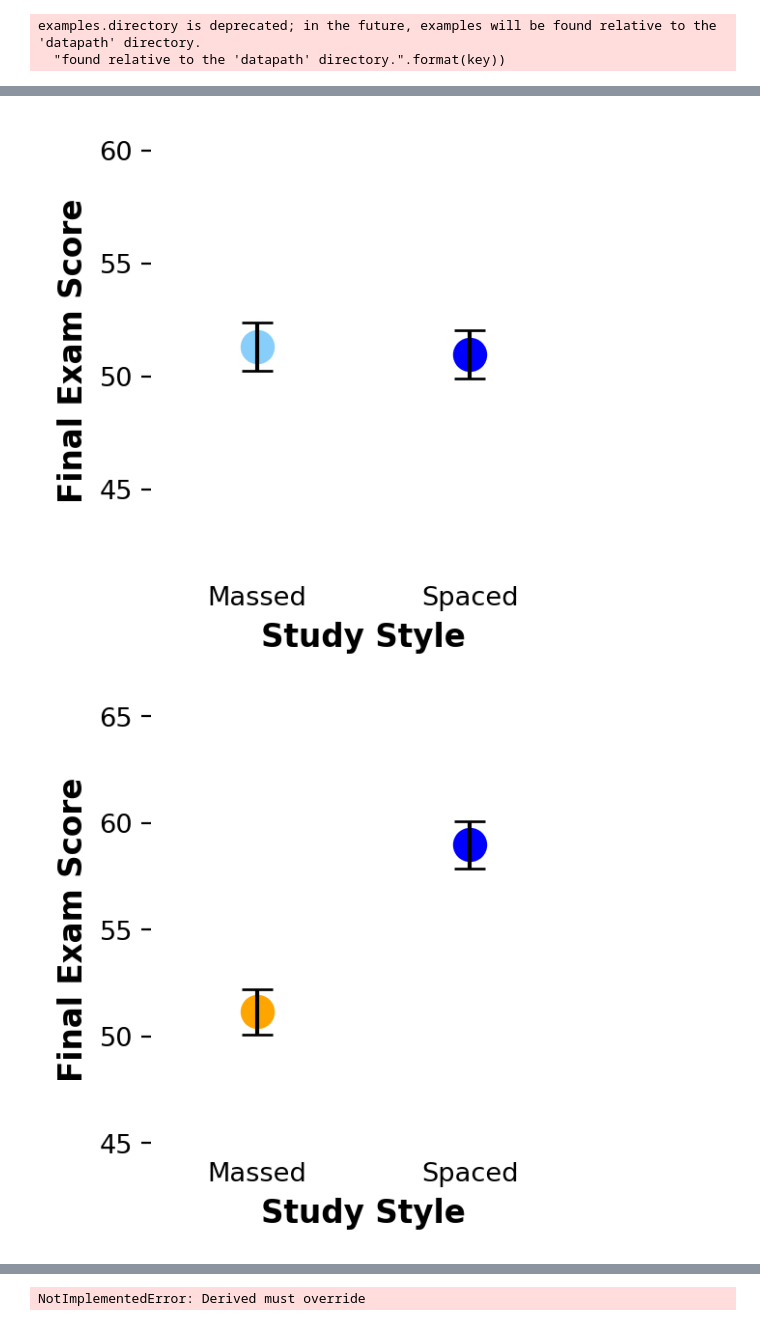
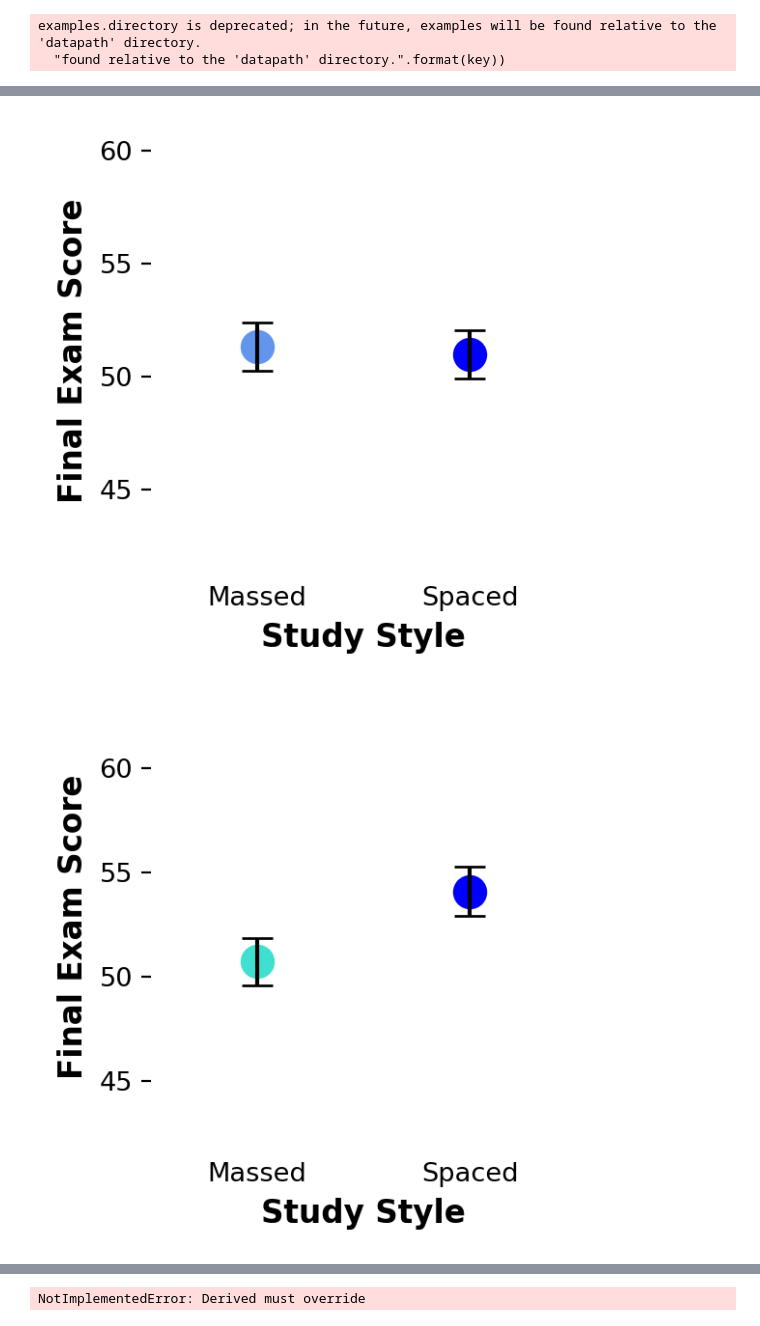
Before and after one commit to kbfreder/SYTYCG, a Jupyter notebook: GraphCodeWithInstr.ipynb, the cells around one changed output, grey strips where cells are left out. Saved outputs shown, nothing was run; the diff lists cells and outputs as text; code cells hidden in the pictures.

```diff
--- a/SYTYCG-v2.ipynb
+++ b/GraphCodeWithInstr.ipynb
@@ -51,7 +33,14 @@ grp2['cohens_d'] = np.abs(grp2['mean'] / grp2['std'])
 # %%
+def sd_pooled(sds):
+    return reduce(lambda x, y: np.sqrt(x**2 + y**2) / 2, sds)
+
+grp2 = grp.groupby(['graphNum']).agg({'std': sd_pooled, 'mean': np.diff})
+grp2.reset_index(inplace=True)
+grp2['cohens_d'] = np.abs(grp2['mean'] / grp2['std'])
+
 def assign_color(cohens_d):
     if cohens_d <= 0.1:
-        color_m = 'lightskyblue'
+        color_m = 'cornflowerblue'
     elif cohens_d <= 0.5:
         color_m = 'turquoise'
     elif cohens_d <= 0.8:
@@ -60,3 +49,6 @@ def assign_color(cohens_d):
         color_m = 'orange'
 
     return color_m
+
+grp2['color'] = grp2['cohens_d'].apply(lambda x: assign_color(x))
+grp2.head()
@@ -131,11 +119,11 @@ def plot_group(n):
     plt.savefig(filename, dpi=300, transparent=True)
 # %%
 plot_group(5)
-# plot_group(15)
+plot_group(15)
 # plot_group(25)
-plot_group(35)
+# plot_group(35)
 # %% [output]
-[figure, old version]
+[figure, new version]
-[figure, old version]
+[figure, new version]
 # %%
 for n in grp2['graphNum']:
```
Also changed, not shown: parts of 8 cells of this notebook, 8 other files.
